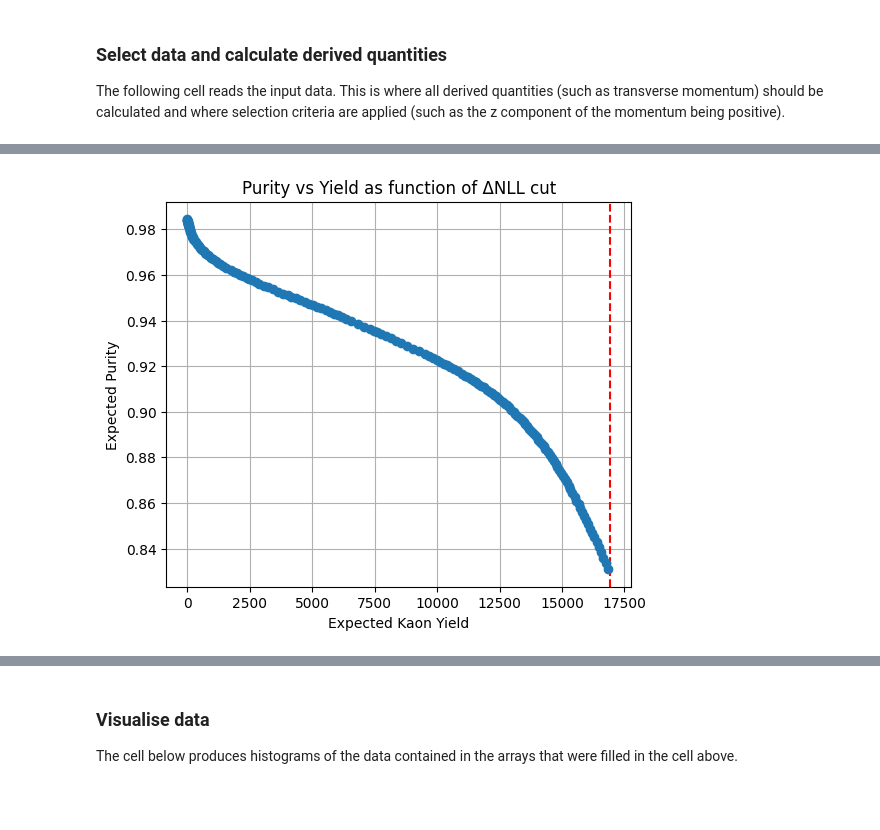
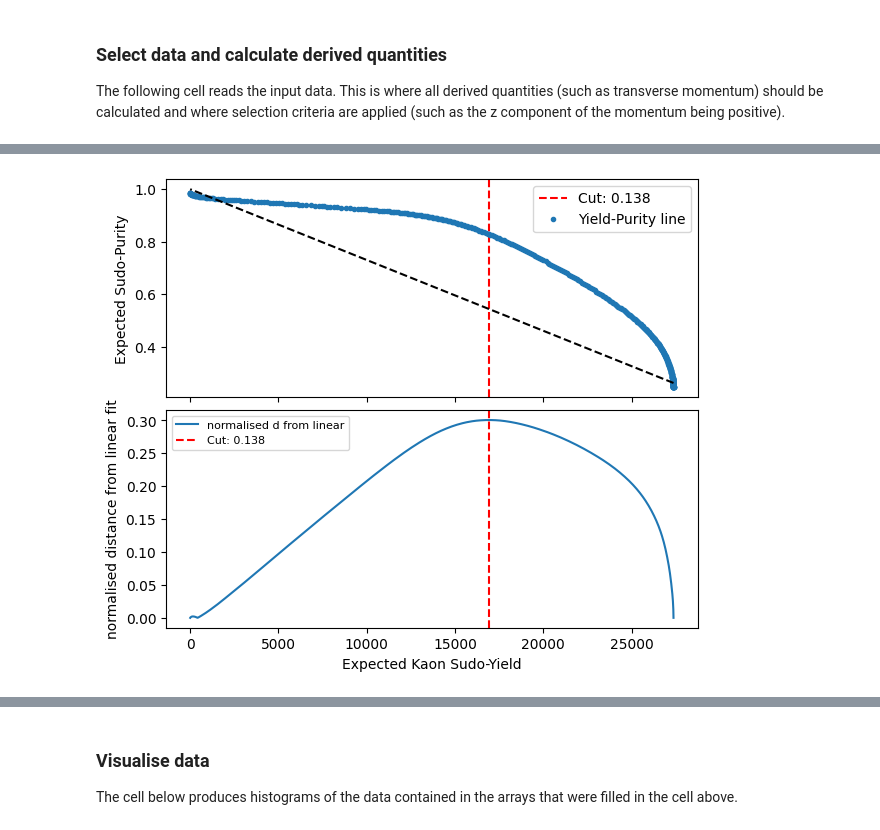
Before and after one commit to damianfrench/MatterAntimatterLab, a Jupyter notebook: Analysis_example.ipynb, the cells around one changed output, grey strips where cells are left out. Saved outputs shown, nothing was run; the diff lists cells and outputs as text; code cells hidden in the pictures; blank space fills up the shorter version.

Commit message:
working out uncertainties on B meson and making george's cuts work

```diff
--- a/Analysis_example.ipynb
+++ b/Analysis_example.ipynb
@@ -111,6 +128,7 @@ pZ = []
 prob_k=[]
 prob_pi=[]
 m_B_all=[]
+m_B_all_uncertainties=[]
 m_R_neutral_1=[]
 m_R_neutral_2=[]
 m_high_all=[]
@@ -126,6 +144,12 @@ def calculating_neutral_particle_invariant_mass(data,suffix1,suffix2,m_k):
     pz=data[f'{suffix1}_PZ']+data[f'{suffix2}_PZ']
     return np.sqrt((E1+E2)**2-(px**2+py**2+pz**2))
 
+def p_percentage_uncertainty(d,t):
+    if t=='x' or 'y':
+        return np.sqrt(2)*(1*10**-3)*d/6
+    else:
+        return (1*10**-3)*d/6
+
 def B_meson_invariant_mass(data,m_k,mask1,mask2,mask3):
     E1=np.sqrt(data['H1_PX']**2+data['H1_PY']**2+data['H1_PZ']**2+m_k**2)
     E2=np.sqrt(data['H2_PX']**2+data['H2_PY']**2+data['H2_PZ']**2+m_k**2)
@@ -136,8 +160,52 @@ def B_meson_invariant_mass(data,m_k,mask1,mask2,mask3):
     second_term=(E1*E2)-p12+(E1*E3)-p13+(E2*E3)-p23
     m_B_squared=3*m_k**2+2*second_term
     m_B=np.sqrt(m_B_squared)[mask1 & mask2 & mask3]
+
+
+
+
     return m_B
 
+def mass_uncertainties_B(m_k,data):
+    #uncertainties
+    E1=np.sqrt(data['H1_PX']**2+data['H1_PY']**2+data['H1_PZ']**2+m_k**2)
+    E2=np.sqrt(data['H2_PX']**2+data['H2_PY']**2+data['H2_PZ']**2+m_k**2)
+    E3=np.sqrt(data['H3_PX']**2+data['H3_PY']**2+data['H3_PZ']**2+m_k**2)
+    mass_uncertainty_k=0.013
+    E_1_percentage_uncertainty=p_percentage_uncertainty(data['H1_PX'],'x')**2+p_percentage_uncertainty(data['H1_PY'],'y')**2+p_percentage_uncertainty(data['H1_PZ'],'z')**2
+    E_2_percentage_uncertainty=p_percentage_uncertainty(data['H2_PX'],'x')**2+p_percentage_uncertainty(data['H2_PY'],'y')**2+p_percentage_uncertainty(data['H2_PZ'],'z')**2
+    E_3_percentage_uncertainty=p_percentage_uncertainty(data['H3_PX'],'x')**2+p_percentage_uncertainty(data['H3_PY'],'y')**2+p_percentage_uncertainty(data['H3_PZ'],'z')**2
+
+    sigma_E1=E1*np.sqrt(E_1_percentage_uncertainty)
+    sigma_E2=E2*np.sqrt(E_2_percentage_uncertainty)
+    sigma_E3=E3*np.sqrt(E_3_percentage_uncertainty)
+
+    sigma_1_px=data['H1_PX']*p_percentage_uncertainty(data['H1_PX'],'x')
+    sigma_1_py=data['H1_PY']*p_percentage_uncertainty(data['H1_PY'],'y')
+    sigma_1_pz=data['H1_PZ']*p_percentage_uncertainty(data['H1_PZ'],'z')
+
+    sigma_2_px=data['H2_PX']*p_percentage_uncertainty(data['H2_PX'],'x')
+    sigma_2_py=data['H2_PY']*p_percentage_uncertainty(data['H2_PY'],'y')
+    sigma_2_pz=data['H2_PZ']*p_percentage_uncertainty(data['H2_PZ'],'z')
+
+    sigma_3_px=data['H3_PX']*p_percentage_uncertainty(data['H3_PX'],'x')
+    sigma_3_py=data['H3_PY']*p_percentage_uncertainty(data['H3_PY'],'y')
+    sigma_3_pz=data['H3_PZ']*p_percentage_uncertainty(data['H3_PZ'],'z')
+
+    Px_total = data['H1_PX'] + data['H2_PX'] + data['H3_PX']
+    Py_total = data['H1_PY'] + data['H2_PY'] + data['H3_PY']
+    Pz_total = data['H1_PZ'] + data['H2_PZ'] + data['H3_PZ']
+
+    sigma_m_E = ((E1+E2+E3)/m_B)**2 * (sigma_E1**2 + sigma_E2**2 + sigma_E3**2)
+
+    sigma_m_P = (Px_total/m_B)**2 * (sigma_1_px**2 + sigma_2_px**2 + sigma_3_px**2) + \
+            (Py_total/m_B)**2 * (sigma_1_py**2 + sigma_2_py**2 + sigma_3_py**2) + \
+            (Pz_total/m_B)**2 * (sigma_1_pz**2 + sigma_2_pz**2 + sigma_3_pz**2)
+
+    sigma_m_k=3*mass_uncertainty_k**2
+
+    sigma_mB = np.sqrt(sigma_m_E + sigma_m_P + sigma_m_k)
+    return sigma_mB
 
 # A counter for bookkeeping
 event_counter = 0
@@ -149,9 +217,9 @@ MAX_EVENTS = 50000
 
 # Select which set of input data is to be analysed. Uncomment exactly one line
 # trees = [events_sim['PhaseSpaceTree']]                       # Simulation
-trees = [events_down['DecayTree']]                          # Magnet down data
+# trees = [events_down['DecayTree']]                          # Magnet down data
 #trees = [events_up['DecayTree']]                             # Magnet up data
-# trees = [events_down['DecayTree'],events_up['DecayTree']]   # Magnet down+up data
+trees = [events_down['DecayTree'],events_up['DecayTree']]   # Magnet down+up data
 
 # This loop goes over the trees to be analysed
 for tree in trees:
@@ -168,12 +236,19 @@ for tree in trees:
 
 
         m_k=493.667
-        mask1=(data['H1_ProbK']>0.9)
-        mask2=(data['H2_ProbK']>0.9)
-        mask3=(data['H3_ProbK']>0.9)
+        print(len(data['H2_ProbK']))
+        # mask1=(Selection_Alg(original_probabilties=data['H1_ProbK'],plotting=False))
+        # mask2=(Selection_Alg(original_probabilties=data['H2_ProbK'],plotting=False))
+        # mask3=(Selection_Alg(original_probabilties=data['H3_ProbK'],plotting=False))
+        mask1=np.full(len(data['H1_ProbK']),True)
+        mask2=np.full(len(data['H2_ProbK']),True)
+        mask3=np.full(len(data['H2_ProbK']),True)
 
         m_B=B_meson_invariant_mass(data,m_k,mask1,mask2,mask3)
+        m_B_uncertainty=mass_uncertainties_B(m_k,data)
         m_B_all.append(m_B)
+        m_B_all_uncertainties.append(m_B_uncertainty)
+
 
 
         # neutral particles invariant mass
@@ -234,9 +309,10 @@ pY=np.array(pY)
 pZ=np.array(pZ)
 
 
-Selection_Alg(probabilties=probabilities)
 
-cut=prob_k<0.9
+
+
+cut,knee_cut=Selection_Alg(original_probabilties=probabilities,plotting=True)
 pT=pT[cut]
 pX=pX[cut]
 pY=pY[cut]
@@ -249,6 +325,7 @@ m_R_neutral_1=np.concatenate(m_R_neutral_1)[three_body_mask]
 m_R_neutral_2=np.concatenate(m_R_neutral_2)[three_body_mask]
 m_high_all=np.maximum(m_R_neutral_1,m_R_neutral_2)
 m_low_all=np.minimum(m_R_neutral_1,m_R_neutral_2)
+print(m_B_all_uncertainties)
 # %% [output]
 Input data variables:
 ['B_FlightDistance', 'B_VertexChi2', 'H1_PX', 'H1_PY', 'H1_PZ', 'H1_ProbK', 'H1_ProbPi', 'H1_Charge', 'H1_IPChi2', 'H1_isMuon', 'H2_PX', 'H2_PY', 'H2_PZ', 'H2_ProbK', 'H2_ProbPi', 'H2_Charge', 'H2_IPC ...
@@ -258,4 +346,4 @@ Read 50007 events
 length 111144
 Suggested knee ΔNLL cut: 0.138
 Expected yield: 16923.31, Expected purity: 0.83
-[figure, old version]
+[figure, new version]
```
Also changed, not shown: parts of 4 cells of this notebook.
